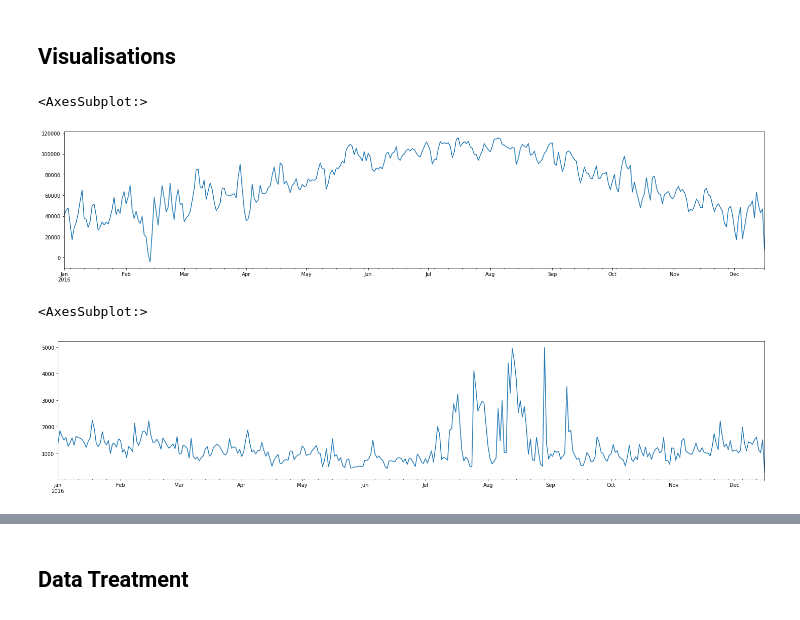
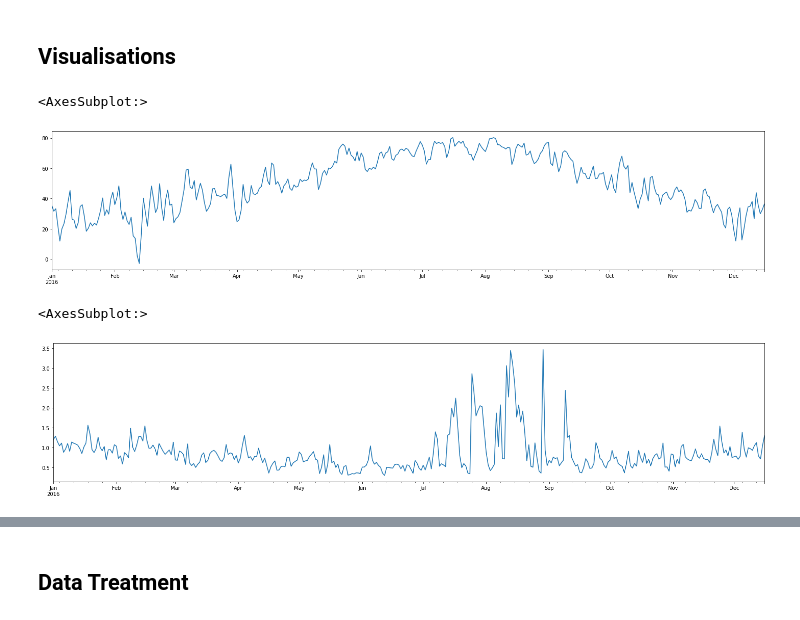
Before and after one commit to joaonpsilva/Tese_House_Energy_Prediciton, a Jupyter notebook: Energy_Pred.ipynb, the cells around one changed output, grey strips where cells are left out. Cells and saved outputs as stored; diff of their text form; code cells hidden in the pictures.

```diff
--- a/Energy_Pred.ipynb
+++ b/Energy_Pred.ipynb
@@ -113,13 +113,13 @@ memory usage: 100.0 MB
 ## Visualisations
 # %%
 
-df['temperature'].resample(rule='D').sum().plot(figsize=(25,5))    #group by day
+df['temperature'].resample(rule='D').mean().plot(figsize=(25,5))    #group by day
 #dataset.groupby(dataset.index.hour).mean()['Microwave'].plot(xticks=np.arange(24)).set(xlabel='Daily Hours', ylabel='Microwave Usage (kW)')
 # %% [output]
 <AxesSubplot:>
-[figure, old version]
+[figure, new version]
 # %%
-df['use'].resample(rule='D').sum().plot(figsize=(25,5))         #group by day
+df['use'].resample(rule='D').mean().plot(figsize=(25,5))         #group by day
 # %% [output]
 <AxesSubplot:>
-[figure, old version]
+[figure, new version]
```
Also changed, not shown: parts of 14 cells of this notebook.
